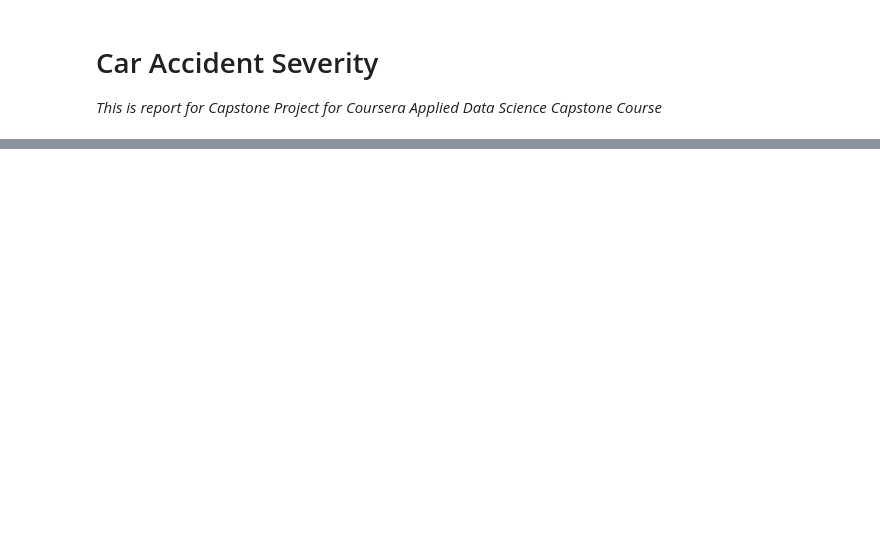
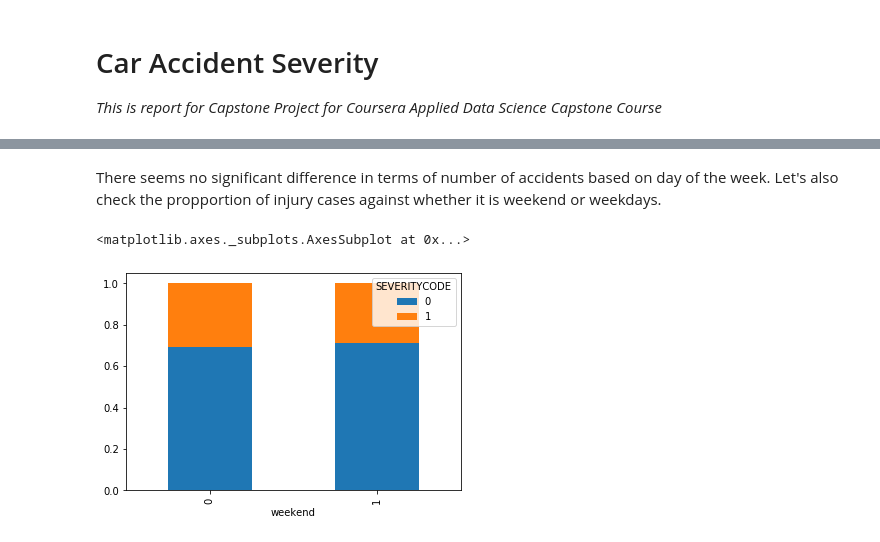
Before and after one commit to shaojl7/Coursera_Capstone, a Jupyter notebook: Final Report.ipynb, the cells around one changed output, grey strips where cells are left out. Drawn from its saved outputs; the diff is of its cells as text; code cells hidden in the pictures; blank space fills up the shorter version.

```diff
--- a/Final Report.ipynb
+++ b/Final Report.ipynb
@@ -19,0 +117,9 @@ Features used include the following:
+# %% [markdown]
+There seems no significant difference in terms of number of accidents based on day of the week. Let's also check the propportion of injury cases against whether it is weekend or weekdays.
+# %%
+raw_df['weekend'] = raw_df['dayofweek'].apply(lambda x: 1 if (x>3)  else 0)
+weekend_valuecounts = raw_df.groupby(['weekend'])['SEVERITYCODE'].value_counts(normalize=True).to_frame('counts')
+weekend_valuecounts.counts.unstack().plot(kind ='bar', stacked = True)
+# %% [output]
+<matplotlib.axes._subplots.AxesSubplot at 0x...>
+[figure, added]
```
Also changed, not shown: parts of 54 cells of this notebook, 1 other file.
